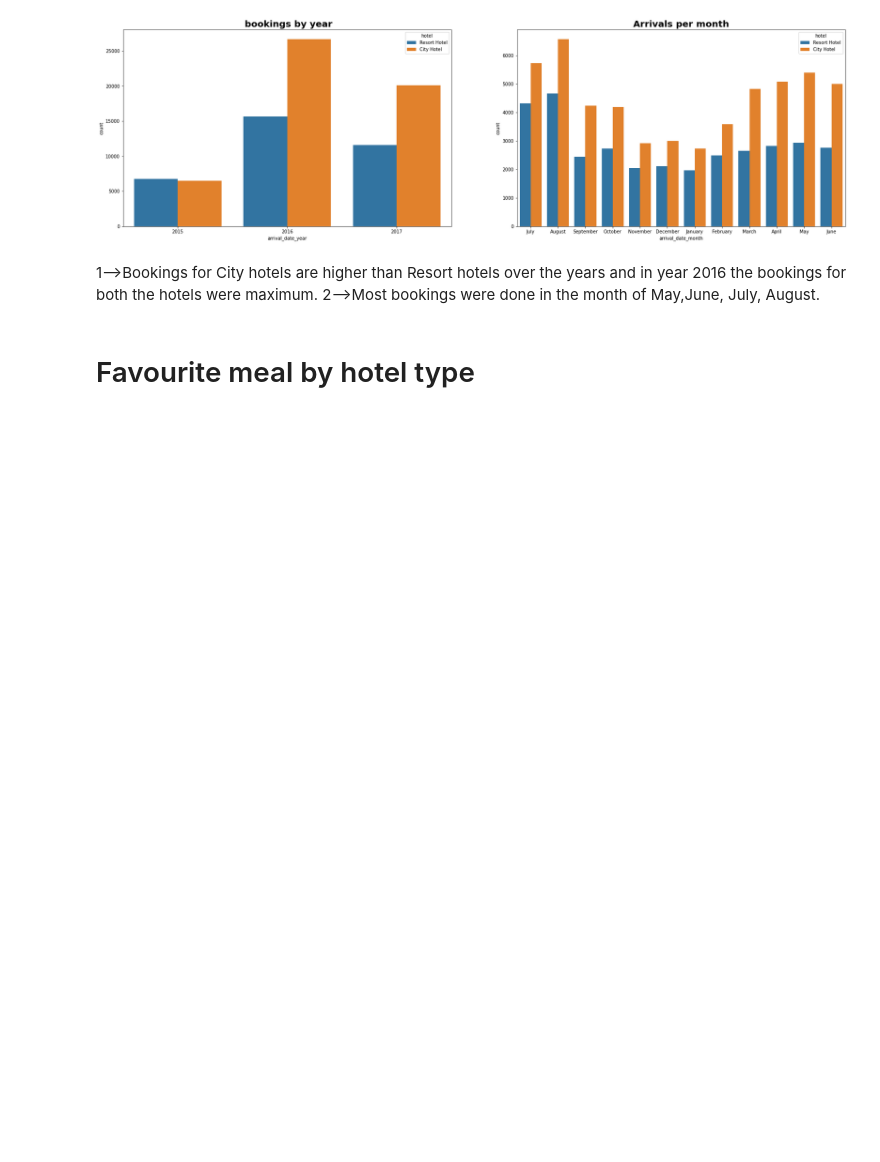
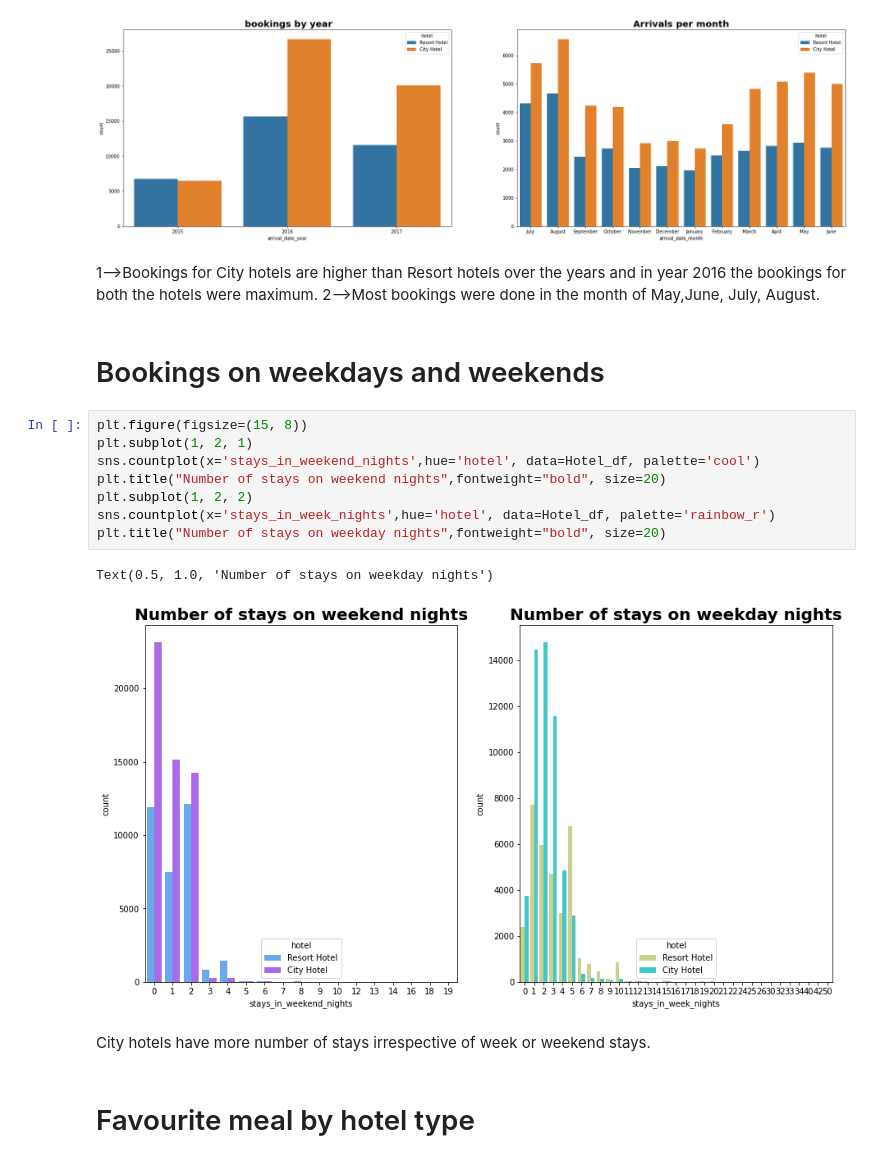
Before and after one commit to 11-Kani/Hotel_Booking_Analysis__Project_1-, a Jupyter notebook: Hotel_Booking_Analysis_Capstone_Project.ipynb, the cells around one changed output. Saved outputs shown, nothing was run; the diff lists cells and outputs as text; blank space fills up the shorter version.

```diff
--- a/Hotel_Booking_Analysis_Capstone_Project.ipynb
+++ b/Hotel_Booking_Analysis_Capstone_Project.ipynb
@@ -261,6 +284,21 @@ plt.subplots_adjust(right=1.6)
 # %% [markdown]
 1-->Bookings for City hotels are higher than Resort hotels over the years and in year 2016 the bookings for both the hotels were maximum.
 2-->Most bookings were done in the month of May,June, July, August.
+# %% [markdown]
+# Bookings on weekdays and weekends
+# %%
+plt.figure(figsize=(15, 8))
+plt.subplot(1, 2, 1)
+sns.countplot(x='stays_in_weekend_nights',hue='hotel', data=Hotel_df, palette='cool')
+plt.title("Number of stays on weekend nights",fontweight="bold", size=20)
+plt.subplot(1, 2, 2)
+sns.countplot(x='stays_in_week_nights',hue='hotel', data=Hotel_df, palette='rainbow_r')
+plt.title("Number of stays on weekday nights",fontweight="bold", size=20)
+# %% [output]
+Text(0.5, 1.0, 'Number of stays on weekday nights')
+[figure, added]
+# %% [markdown]
+City hotels have more number of stays irrespective of week or weekend stays.
 # %% [markdown]
 # Favourite meal by hotel type
 # %%
```
Also changed, not shown: parts of 23 cells of this notebook.
